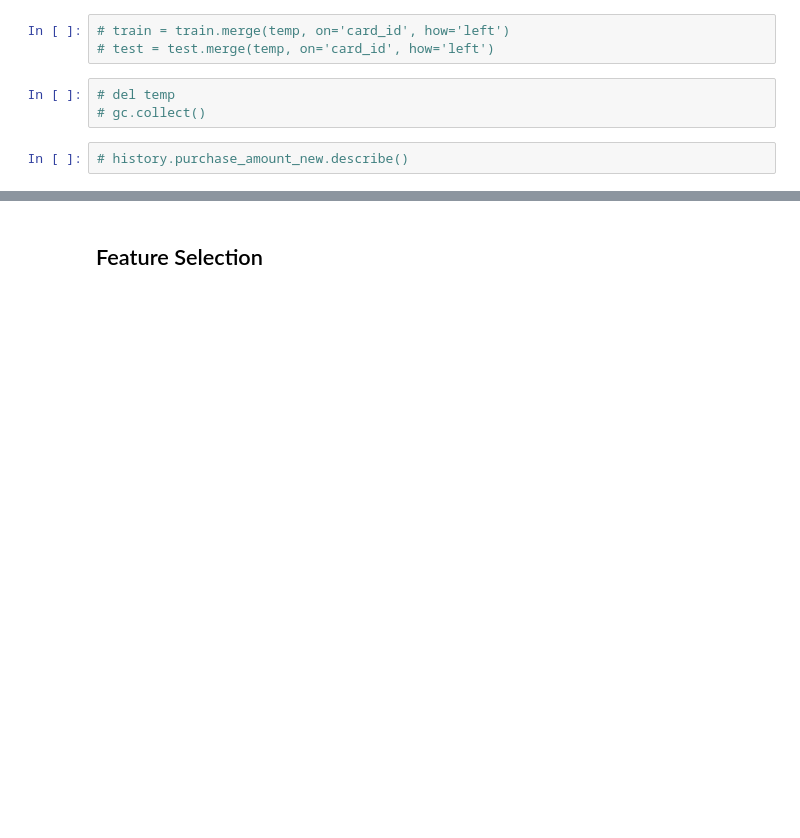
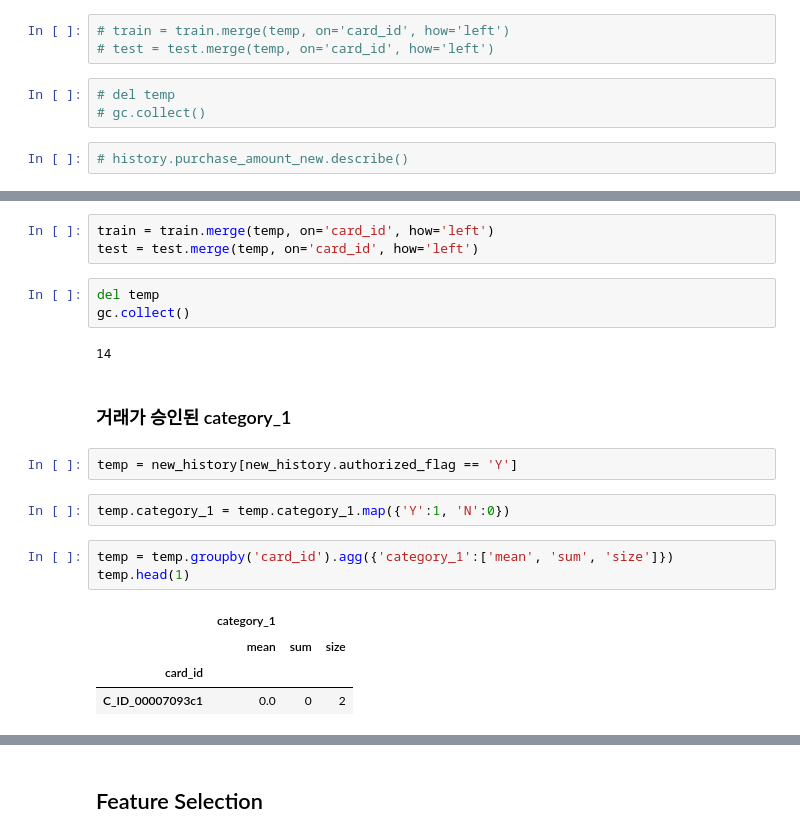
Before and after one commit to SONG-WONHO/Kaggle-Elo, a Jupyter notebook: 2-2 Feature Engineering and Selection.ipynb, the cells around one changed output, grey strips where cells are left out. Drawn from its saved outputs; the diff is of its cells as text; blank space fills up the shorter version.

```diff
--- a/2-2 Feature Engineering and Selection.ipynb
+++ b/2-2 Feature Engineering and Selection.ipynb
@@ -563,0 +593,22 @@ gc.collect()
+# %%
+train = train.merge(temp, on='card_id', how='left')
+test = test.merge(temp, on='card_id', how='left')
+# %%
+del temp
+gc.collect()
+# %% [output]
+14
+# %% [markdown]
+### 거래가 승인된 category_1
+# %%
+temp = new_history[new_history.authorized_flag == 'Y']
+# %%
+temp.category_1 = temp.category_1.map({'Y':1, 'N':0})
+# %%
+temp = temp.groupby('card_id').agg({'category_1':['mean', 'sum', 'size']})
+temp.head(1)
+# %% [output]
+|  | category_1 |  |  |
+|  | mean | sum | size |
+| card_id |  |  |  |
+| C_ID_00007093c1 | 0.0 | 0 | 2 |
```
Also changed, not shown: parts of 49 cells of this notebook.
